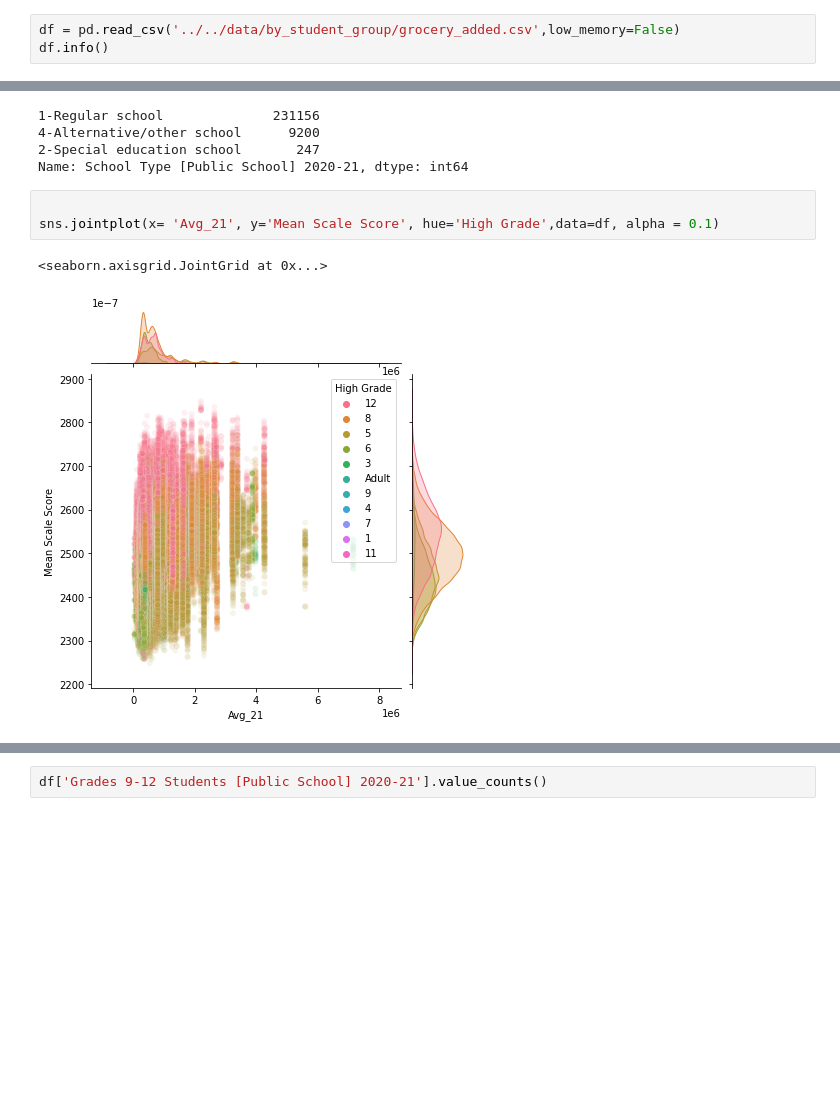
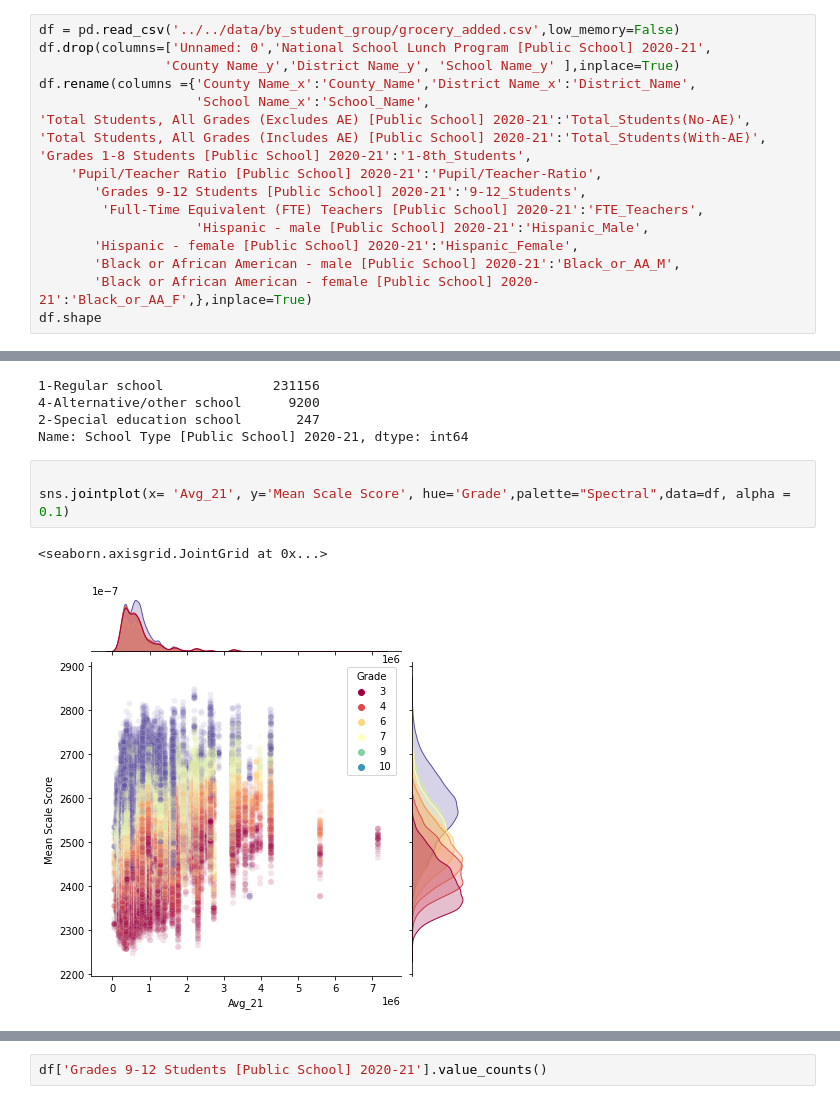
Before and after one commit to misterrustia/California_Testing_Analysis, a Jupyter notebook: notebooks/exploratory_data_analysis/EDA.ipynb, the cells around one changed output, grey strips where cells are left out. Cells and saved outputs as stored; diff of their text form; blank space fills up the shorter version.

Commit message:
county averages and PCA viz complete

```diff
--- a/notebooks/exploratory_data_analysis/EDA.ipynb
+++ b/notebooks/exploratory_data_analysis/EDA.ipynb
@@ -29,4 +26,18 @@ county_avg.head()
 # %%
 df = pd.read_csv('../../data/by_student_group/grocery_added.csv',low_memory=False)
-df.info()
+df.drop(columns=['Unnamed: 0','National School Lunch Program [Public School] 2020-21',
+                'County Name_y','District Name_y', 'School Name_y' ],inplace=True)
+df.rename(columns ={'County Name_x':'County_Name','District Name_x':'District_Name',
+                    'School Name_x':'School_Name',
+'Total Students, All Grades (Excludes AE) [Public School] 2020-21':'Total_Students(No-AE)',
+'Total Students, All Grades (Includes AE) [Public School] 2020-21':'Total_Students(With-AE)',
+'Grades 1-8 Students [Public School] 2020-21':'1-8th_Students',
+    'Pupil/Teacher Ratio [Public School] 2020-21':'Pupil/Teacher-Ratio',
+       'Grades 9-12 Students [Public School] 2020-21':'9-12_Students',
+        'Full-Time Equivalent (FTE) Teachers [Public School] 2020-21':'FTE_Teachers',
+                    'Hispanic - male [Public School] 2020-21':'Hispanic_Male',
+       'Hispanic - female [Public School] 2020-21':'Hispanic_Female',
+       'Black or African American - male [Public School] 2020-21':'Black_or_AA_M',
+       'Black or African American - female [Public School] 2020-21':'Black_or_AA_F',},inplace=True)
+df.shape
 # %% [output]
@@ -85,7 +307,7 @@ array(['Unnamed: 0', 'County Code', 'District Code', 'School Code',
 Name: School Type [Public School] 2020-21, dtype: int64
 # %%
 
-sns.jointplot(x= 'Avg_21', y='Mean Scale Score', hue='High Grade',data=df, alpha = 0.1)
+sns.jointplot(x= 'Avg_21', y='Mean Scale Score', hue='Grade',palette="Spectral",data=df, alpha = 0.1)
 # %% [output]
 <seaborn.axisgrid.JointGrid at 0x...>
-[figure, old version]
+[figure, new version]
```
Also changed, not shown: parts of 74 cells of this notebook.
